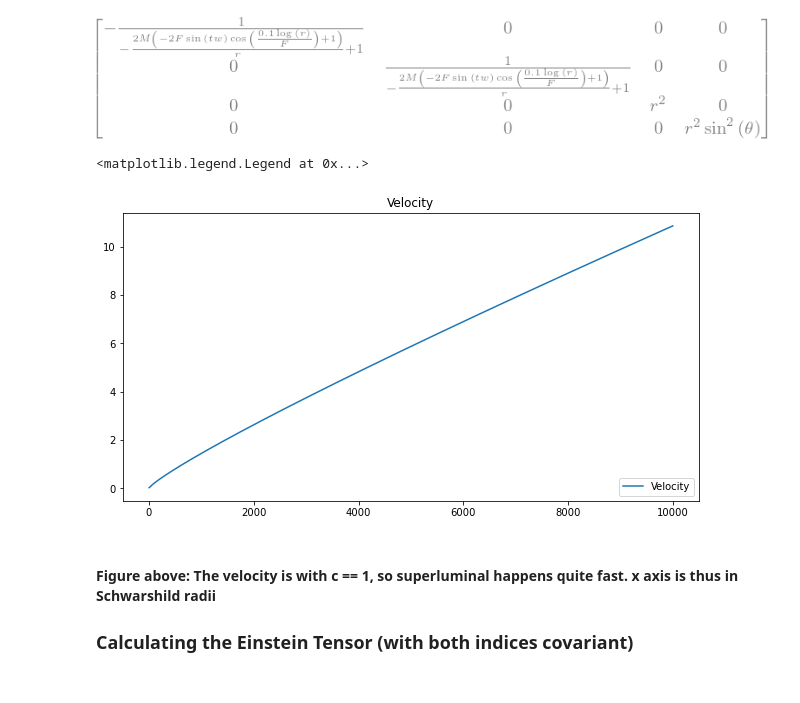
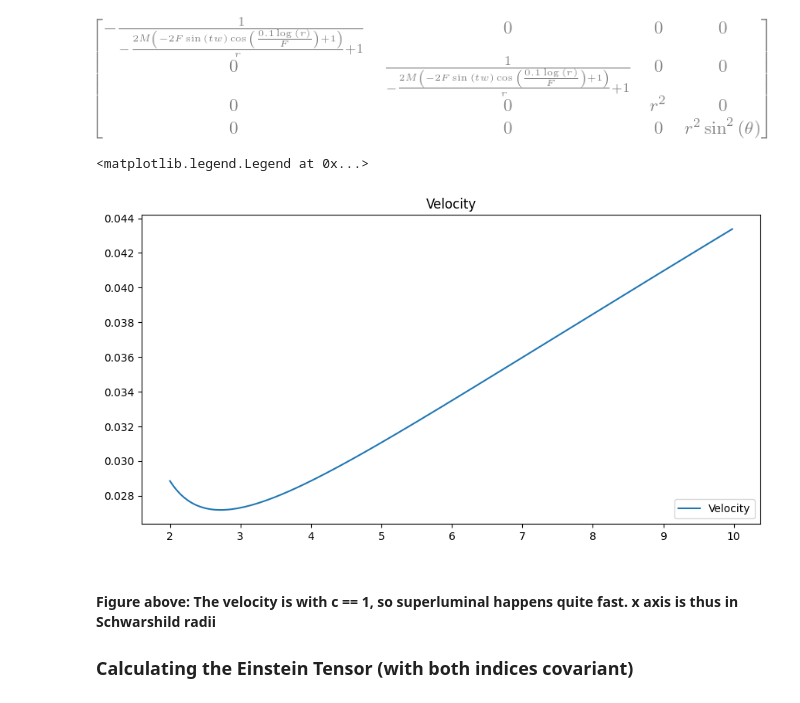
Before and after one commit to tomandersen/jupyter, a Jupyter notebook: 2022/PilotWavePaper/Vaccum Solution Varying Mass.ipynb, the cells around one changed output. Drawn from its saved outputs; the diff is of its cells as text; code cells hidden in the pictures.

```diff
--- a/2022/PilotWavePaper/Vaccum Solution Varying Mass.ipynb
+++ b/2022/PilotWavePaper/Vaccum Solution Varying Mass.ipynb
@@ -62,26 +62,26 @@ sch.tensor()
 # %%
 #wave front velocity as a function of r
 # for a typical sine wave travelling along we have (v == velocity)
 #normalSin = sin(w*(syms[0] - syms[1]/v))
 #so for us we have a wave front velocity - just mult by r/r and v
 #normalSin = sin(w*(syms[0] - syms[1]/(syms[1]/ln(syms[1]*F)))
 F = 0.01
 w = 1
 
 #Make x values - which we will sub in for r
-x = np.arange(2.0, 10000.0, 1)
+x = np.arange(2.0, 10.0, 0.02)
 vel = x*F*w/(np.log(x))
 
 fig=plt.figure(figsize=(8, 4))
 ax=fig.add_axes([0,2,1.0,1.0])
 ax.plot(x,vel, label="Velocity")
 
 ax.set_title("Velocity")
 
 ax.legend(loc="lower right")
 # %% [output]
 <matplotlib.legend.Legend at 0x...>
-[figure, old version]
+[figure, new version]
 # %% [markdown]
 #### Figure above: The velocity is with c == 1, so superluminal happens quite fast. x axis is thus in Schwarshild radii
 
```
Also changed, not shown: parts of 2 cells of this notebook, 3 other files.
